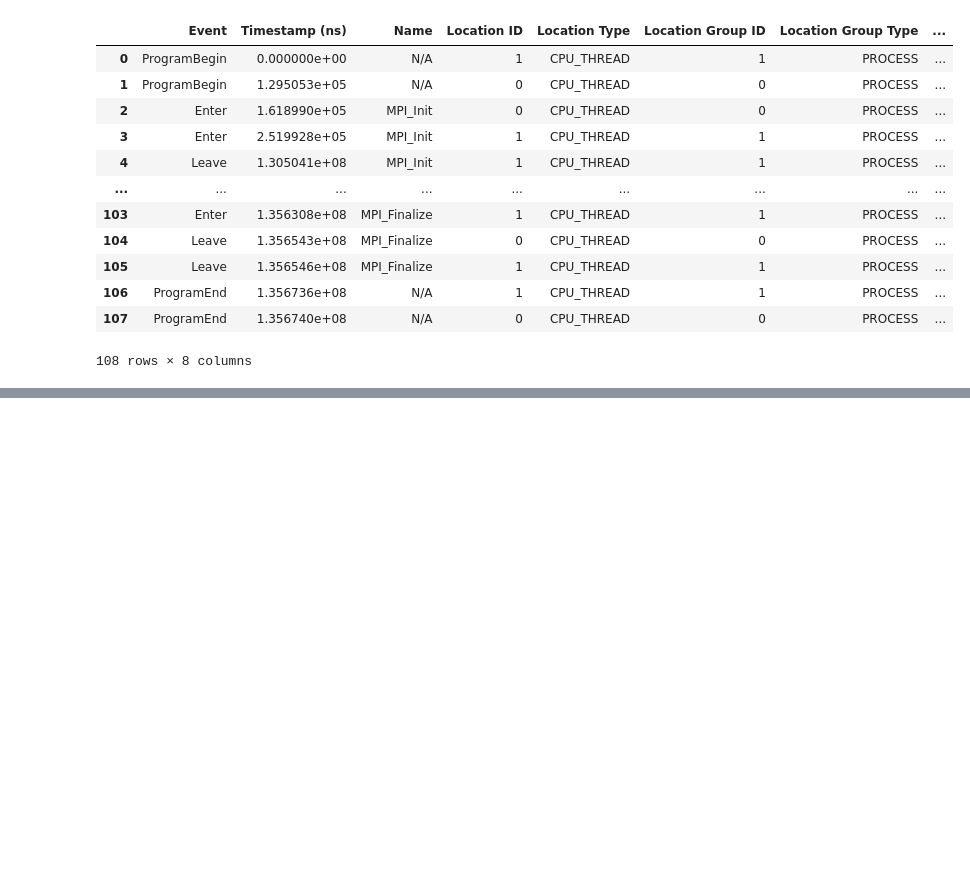
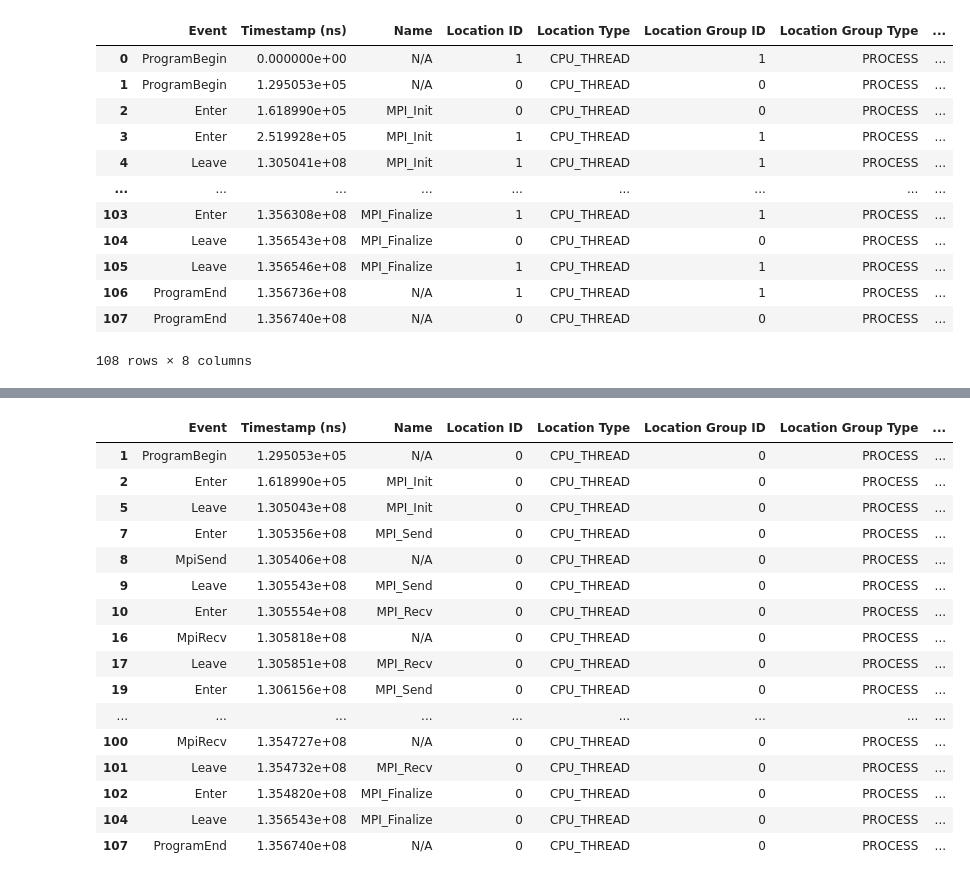
Before and after one commit to hpcgroup/pipit, a Jupyter notebook: docs/examples/query.ipynb, the cells around one changed output, grey strips where cells are left out. Drawn from its saved outputs; the diff is of its cells as text; code cells hidden in the pictures; blank space fills up the shorter version.

```diff
--- a/docs/examples/query.ipynb
+++ b/docs/examples/query.ipynb
@@ -191,0 +35,37 @@ trace.where("Name", "==", "N/A").orderBy("Location ID", "desc").orderBy("Event")
+# %%
+from pipit.query import Filter, Limit
+
+f1 = Filter("Timestamp (ns)", "betweeen", [0, 10])
+f2 = Filter("Process ID", "in", [0, 2, 4, 6, 8, 10])
+l = Limit(50)
+
+# trace.query(f1)
+trace.filter("Timestamp (ns)", "between", [0, 10])
+
+# or
+
+f = Filter
+trace.query(Filter("Timestamp (ns)", "between", [0, 10]))
+
+
+trace.filter("Timestamp (ns)", "between", [0, 1e10]).filter(
+    "Location ID", "in", [0]
+).apply()
+# %% [output]
+|  | Event | Timestamp (ns) | Name | Location ID | Location Type | Location Group ID | Location Group Type | ... |
+| 1 | ProgramBegin | 1.295053e+05 | N/A | 0 | CPU_THREAD | 0 | PROCESS | ... |
+| 2 | Enter | 1.618990e+05 | MPI_Init | 0 | CPU_THREAD | 0 | PROCESS | ... |
+| 5 | Leave | 1.305043e+08 | MPI_Init | 0 | CPU_THREAD | 0 | PROCESS | ... |
+| 7 | Enter | 1.305356e+08 | MPI_Send | 0 | CPU_THREAD | 0 | PROCESS | ... |
+| 8 | MpiSend | 1.305406e+08 | N/A | 0 | CPU_THREAD | 0 | PROCESS | ... |
+| 9 | Leave | 1.305543e+08 | MPI_Send | 0 | CPU_THREAD | 0 | PROCESS | ... |
+| 10 | Enter | 1.305554e+08 | MPI_Recv | 0 | CPU_THREAD | 0 | PROCESS | ... |
+| 16 | MpiRecv | 1.305818e+08 | N/A | 0 | CPU_THREAD | 0 | PROCESS | ... |
+| 17 | Leave | 1.305851e+08 | MPI_Recv | 0 | CPU_THREAD | 0 | PROCESS | ... |
+| 19 | Enter | 1.306156e+08 | MPI_Send | 0 | CPU_THREAD | 0 | PROCESS | ... |
+| ... | ... | ... | ... | ... | ... | ... | ... | ... |
+| 100 | MpiRecv | 1.354727e+08 | N/A | 0 | CPU_THREAD | 0 | PROCESS | ... |
+| 101 | Leave | 1.354732e+08 | MPI_Recv | 0 | CPU_THREAD | 0 | PROCESS | ... |
+| 102 | Enter | 1.354820e+08 | MPI_Finalize | 0 | CPU_THREAD | 0 | PROCESS | ... |
+| 104 | Leave | 1.356543e+08 | MPI_Finalize | 0 | CPU_THREAD | 0 | PROCESS | ... |
+| 107 | ProgramEnd | 1.356740e+08 | N/A | 0 | CPU_THREAD | 0 | PROCESS | ... |
```
Also changed, not shown: parts of 55 cells of this notebook, 2 other files.
